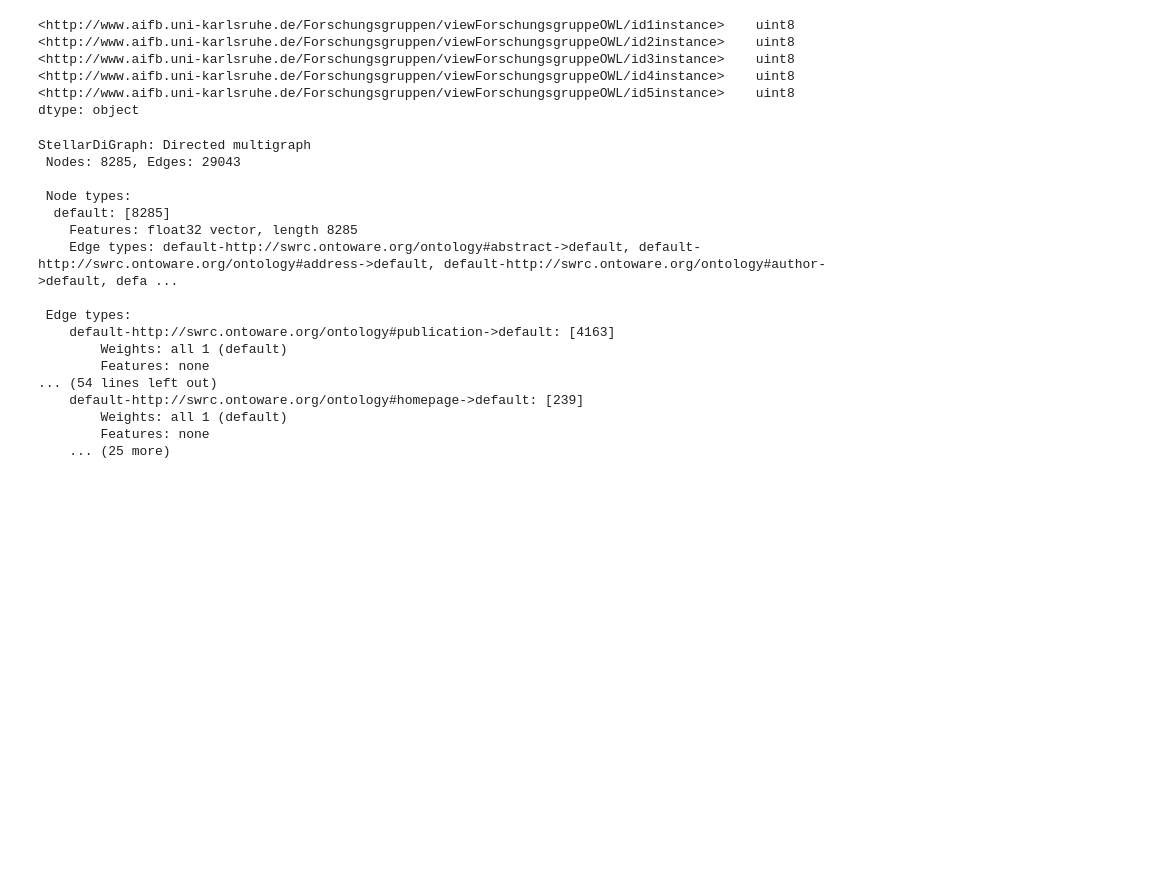
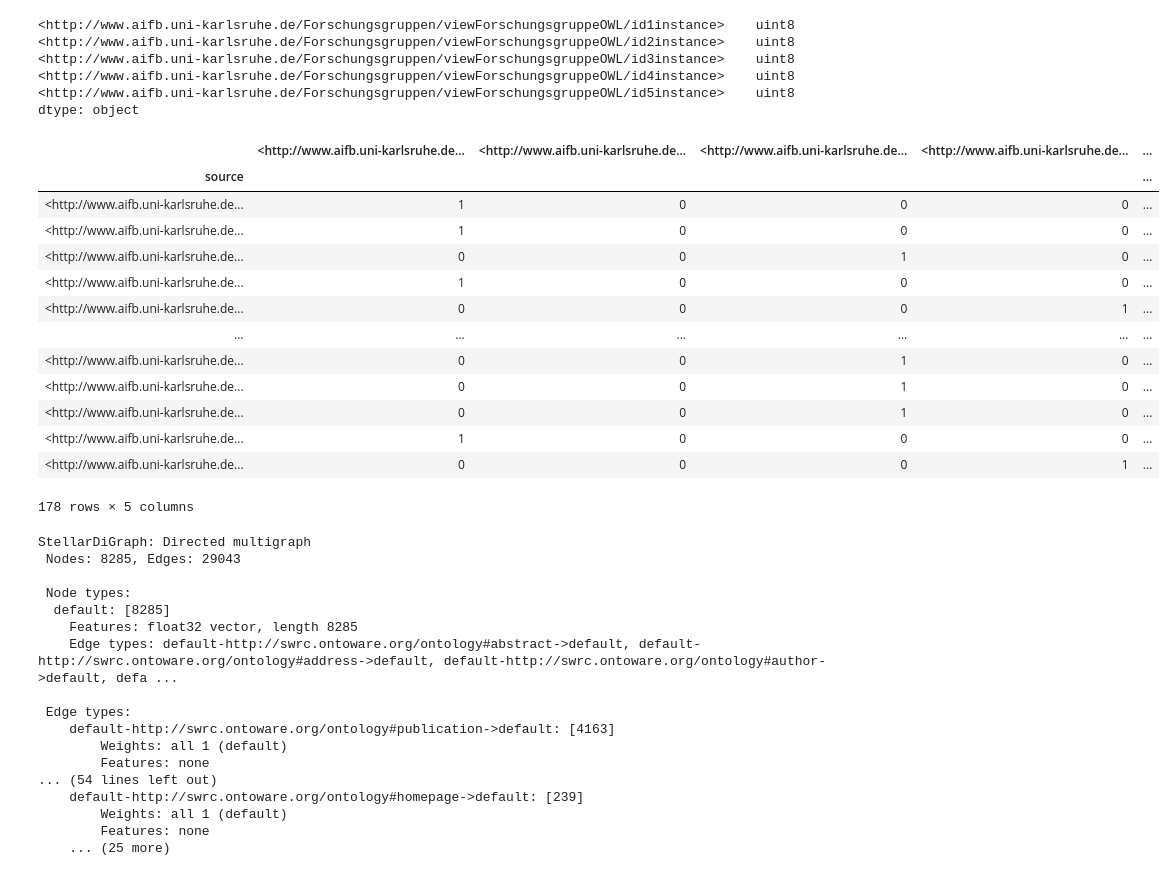
Before and after one commit to jrwaggs/graph_conv_network, a Jupyter notebook: gcn demo.ipynb, the cells around one changed output. Cells and saved outputs as stored; diff of their text form; code cells hidden in the pictures; blank space fills up the shorter version.

```diff
--- a/gcn demo.ipynb
+++ b/gcn demo.ipynb
@@ -43,6 +45,23 @@ affiliation.dtypes
 <http://www.aifb.uni-karlsruhe.de/Forschungsgruppen/viewForschungsgruppeOWL/id4instance>    uint8
 <http://www.aifb.uni-karlsruhe.de/Forschungsgruppen/viewForschungsgruppeOWL/id5instance>    uint8
 dtype: object
+# %%
+affiliation
+# %% [output]
+|  | <http://www.aifb.uni-karlsruhe.de... | <http://www.aifb.uni-karlsruhe.de... | <http://www.aifb.uni-karlsruhe.de... | <http://www.aifb.uni-karlsruhe.de... | ... |
+| source |  |  |  |  | ... |
+| <http://www.aifb.uni-karlsruhe.de... | 1 | 0 | 0 | 0 | ... |
+| <http://www.aifb.uni-karlsruhe.de... | 1 | 0 | 0 | 0 | ... |
+| <http://www.aifb.uni-karlsruhe.de... | 0 | 0 | 1 | 0 | ... |
+| <http://www.aifb.uni-karlsruhe.de... | 1 | 0 | 0 | 0 | ... |
+| <http://www.aifb.uni-karlsruhe.de... | 0 | 0 | 0 | 1 | ... |
+| ... | ... | ... | ... | ... | ... |
+| <http://www.aifb.uni-karlsruhe.de... | 0 | 0 | 1 | 0 | ... |
+| <http://www.aifb.uni-karlsruhe.de... | 0 | 0 | 1 | 0 | ... |
+| <http://www.aifb.uni-karlsruhe.de... | 0 | 0 | 1 | 0 | ... |
+| <http://www.aifb.uni-karlsruhe.de... | 1 | 0 | 0 | 0 | ... |
+| <http://www.aifb.uni-karlsruhe.de... | 0 | 0 | 0 | 1 | ... |
+178 rows × 5 columns
 # %%
 print(G.info())
 # %% [output]
```
Also changed, not shown: parts of 7 cells of this notebook, 2 other files.
